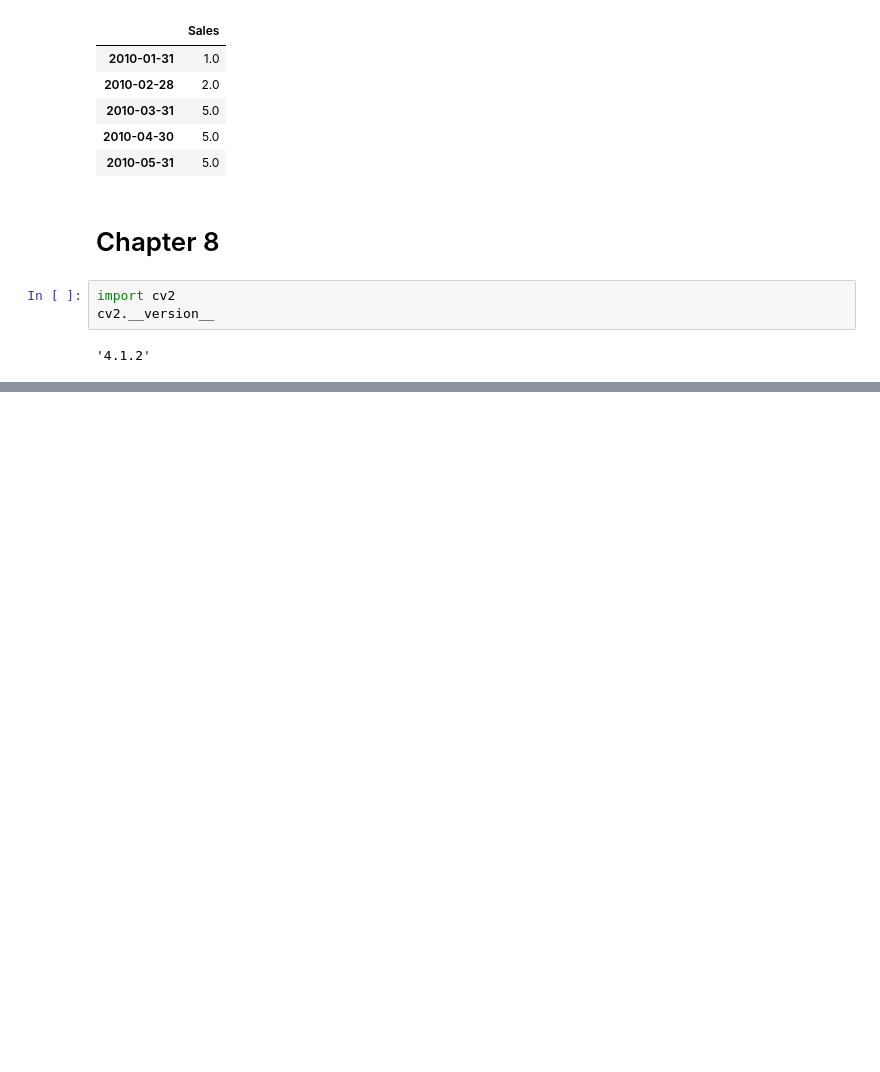
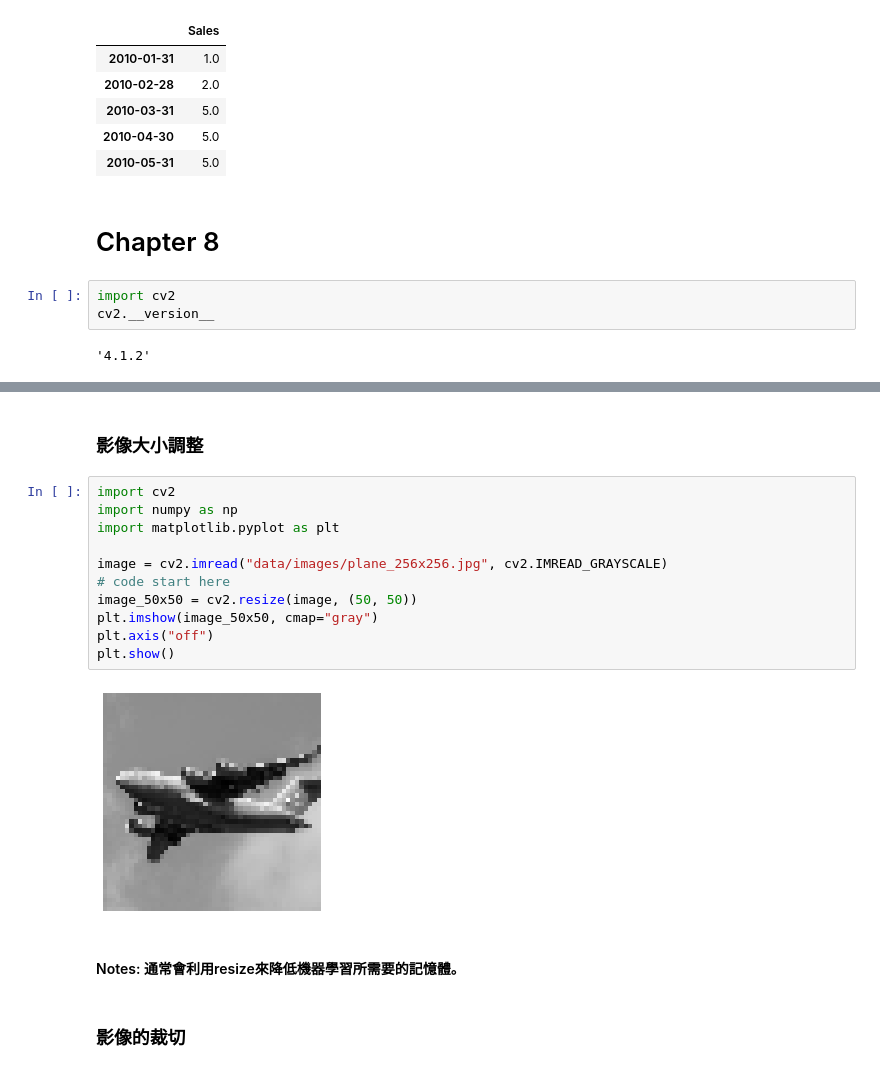
Before and after one commit to sychen6192/python_notes, a Jupyter notebook: 錦囊妙計ch7~ch8.ipynb, the cells around one changed output, grey strips where cells are left out. Cells and saved outputs as stored; diff of their text form; blank space fills up the shorter version.

```diff
--- a/錦囊妙計ch7~ch8.ipynb
+++ b/錦囊妙計ch7~ch8.ipynb
@@ -293,0 +354,19 @@ cv2.__version__
+# %% [markdown]
+### 影像大小調整
+# %%
+import cv2
+import numpy as np
+import matplotlib.pyplot as plt
+
+image = cv2.imread("data/images/plane_256x256.jpg", cv2.IMREAD_GRAYSCALE)
+# code start here
+image_50x50 = cv2.resize(image, (50, 50))
+plt.imshow(image_50x50, cmap="gray")
+plt.axis("off")
+plt.show()
+# %% [output]
+[figure, added]
+# %% [markdown]
+#### Notes: 通常會利用resize來降低機器學習所需要的記憶體。
+# %% [markdown]
+### 影像的裁切
```
Also changed, not shown: parts of 64 cells of this notebook.
